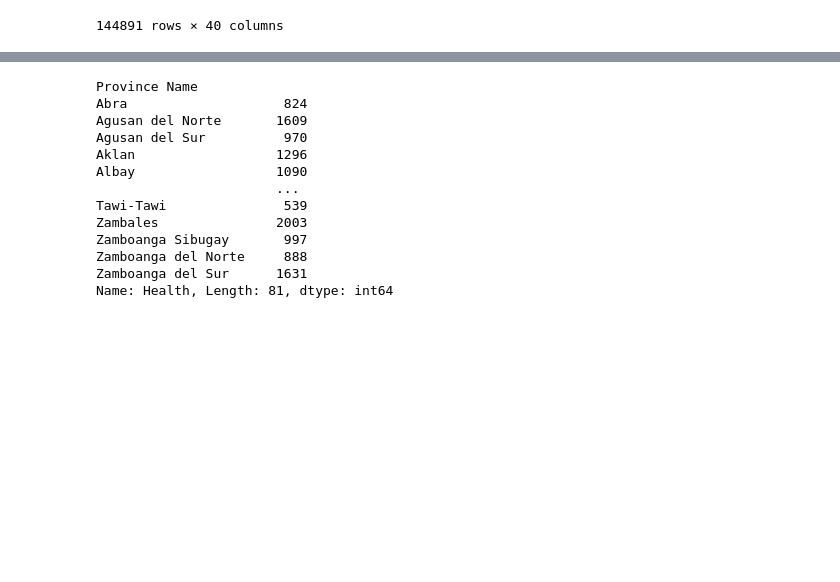
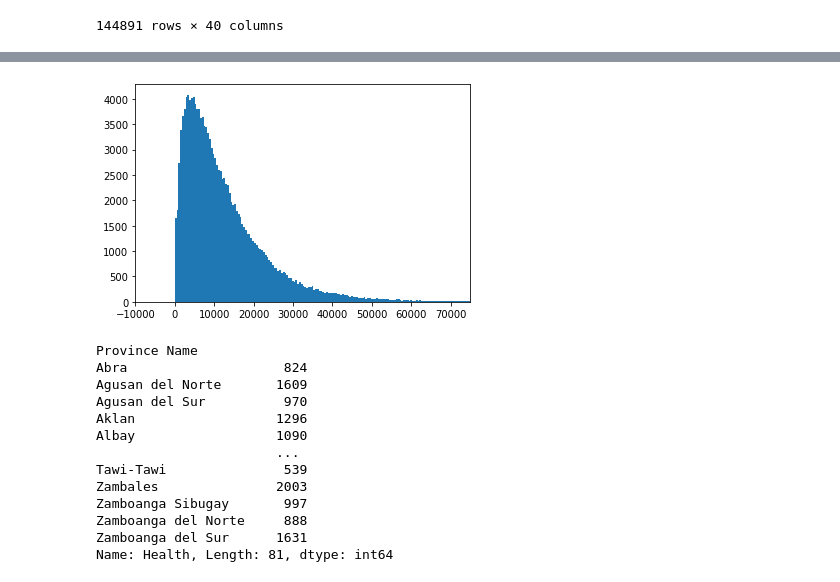
Before and after one commit to Secade/DATA101-FIES2018-DSWD, a Jupyter notebook: FIES2018 EDA.ipynb, the cells around one changed output, grey strips where cells are left out. Cells and saved outputs as stored; diff of their text form; code cells hidden in the pictures; blank space fills up the shorter version.

```diff
--- a/FIES2018 EDA.ipynb
+++ b/FIES2018 EDA.ipynb
@@ -461,3 +512,9 @@ main_db.to_csv('Filtered FIES2018.csv')
+# %%
+plt.hist(main_db['Meat'],bins='auto')
+plt.xlim([-10000, 75000])
+plt.show()
+# %% [output]
+[figure, added]
 # %%
 df = main_db.groupby('Province Name')['Health'].nunique()
 df
```
Also changed, not shown: parts of 3 cells of this notebook, 4 other files.
